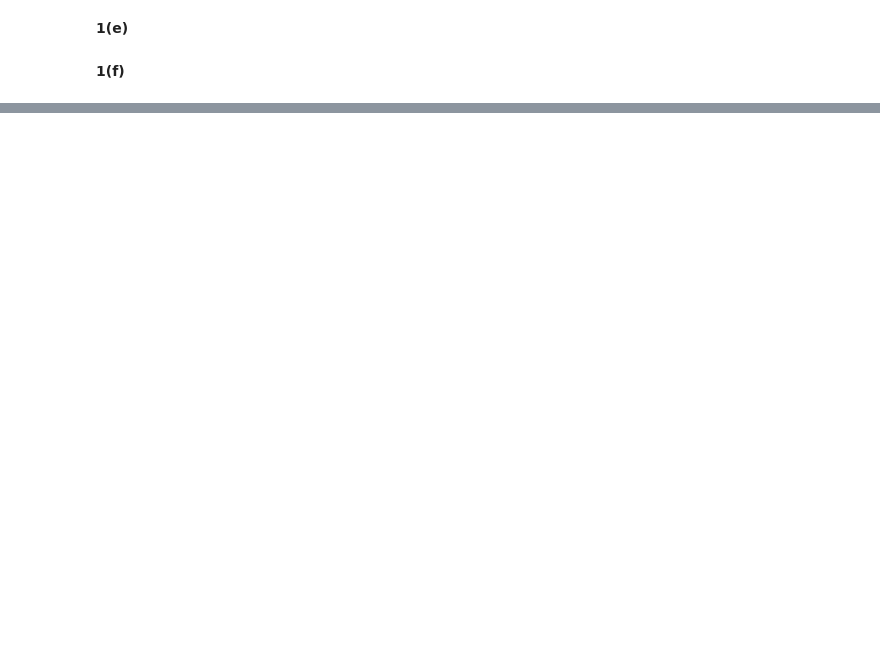
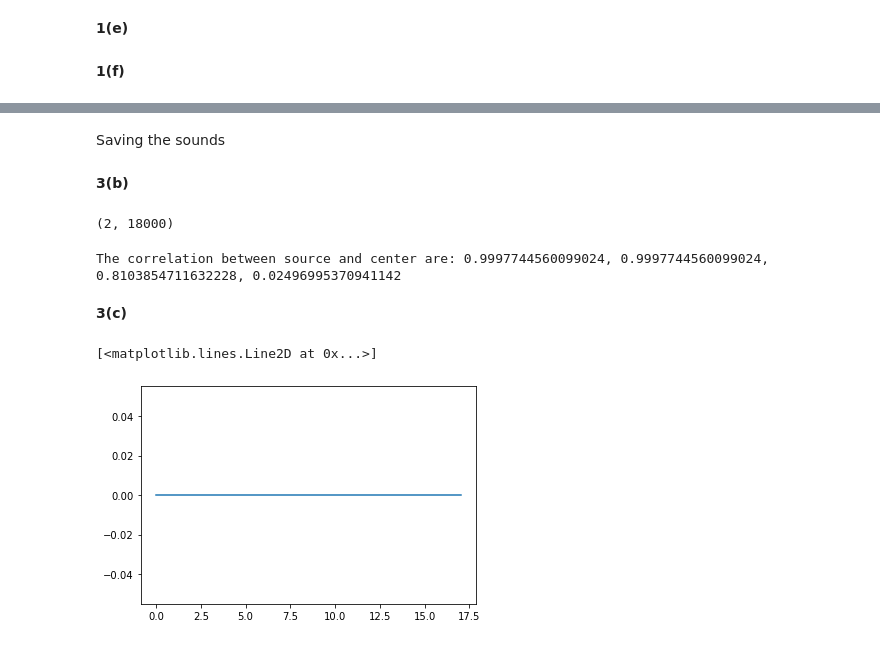
Before and after one commit to SudeshnaBora/MI2, a Jupyter notebook: SigmoidFreud_Sheet05.ipynb, the cells around one changed output, grey strips where cells are left out. Cells and saved outputs as stored; diff of their text form; code cells hidden in the pictures; blank space fills up the shorter version.

```diff
--- a/SigmoidFreud_Sheet05.ipynb
+++ b/SigmoidFreud_Sheet05.ipynb
@@ -43,0 +55,24 @@ W = np.random.rand(2, 2)
+# %%
+def transfer_function(x):
+    return 1 - 2 * (1 / (1 + np.exp(-x)))
+
+
+def standard_gradient(W, w_inv, X, epsilon, frobenius, frob):
+    for t, row in enumerate(X.T):
+        epsilon = epsilon*0.99999
+        W_new = W.copy()
+
+        for (i, j), _ in np.ndenumerate(W):
+
+            temp = 0
+            for k, _ in enumerate(row):
+                temp += W[i, k]*row[k]
+                dw = (w_inv[j, i] + transfer_function(temp)*row[j])
+                W_new[i, j] += epsilon*dw
+
+            if (frob > 0) & (t % (frob-1) == 0):
+                frobenius[t//frob] = ((W_new - W)**2).sum()
+
+            W = W_new
+
+    return W, frobenius
@@ -43,0 +112,19 @@ W = np.random.rand(2, 2)
+# %%
+W_standard = W.copy()
+W_natural = W.copy()
+
+W_inv = np.linalg.inv(W_natural)
+ep = 0.01
+frobenius_standard = np.zeros((x.shape[1]//1000,))
+
+W_standard, frobenius_standard = standard_gradient(
+    W, W_inv, x, ep, frobenius_standard, 1000)
+
+
+W_inv = np.linalg.inv(W_natural)
+ep = 0.01
+mat = np.identity(W_natural.shape[0])
+frobenius_natural = np.zeros((x.shape[1]//1000,))
+
+W_natural, frobenius_natural = natural_gradient(
+    W, x, ep, W_inv, 1000, frobenius_natural, mat)
@@ -43,0 +195,2 @@ W = np.random.rand(2, 2)
+# %% [markdown]
+Saving the sounds
@@ -43,0 +204,21 @@ W = np.random.rand(2, 2)
+# %% [markdown]
+**3(b)**
+# %%
+s_natural.shape
+# %% [output]
+(2, 18000)
+# %%
+rho_new_00 = (np.cov(s[0, :], s_natural[1, :]) / (np.std(s[0, :]) * np.std(s_natural[1, :])))[0, 1]
+rho_new_01 = (np.cov(s[0, :], s_natural[1, :])/(np.std(s[0, :])*np.std(s_natural[1, :])))[0, 1]
+rho_new_10 = (np.cov(s[1, :], s_natural[0, :])/(np.std(s[1, :])*np.std(s_natural[0, :])))[0, 1]
+rho_new_11 = (np.cov(s[1, :], s_natural[1, :])/(np.std(s[1, :])*np.std(s_natural[1, :])))[0, 1]
+print("The correlation between source and center are: {}, {}, {}, {}".format(rho_new_00, rho_new_01, rho_new_10, rho_new_11))
+# %% [output]
+The correlation between source and center are: 0.9997744560099024, 0.9997744560099024, 0.8103854711632228, 0.02496995370941142
+# %% [markdown]
+**3(c)**
+# %%
+plt.plot(frobenius_standard)
+# %% [output]
+[<matplotlib.lines.Line2D at 0x...>]
+[figure, added]
```
Also changed, not shown: parts of 13 cells of this notebook, 6 other files.
